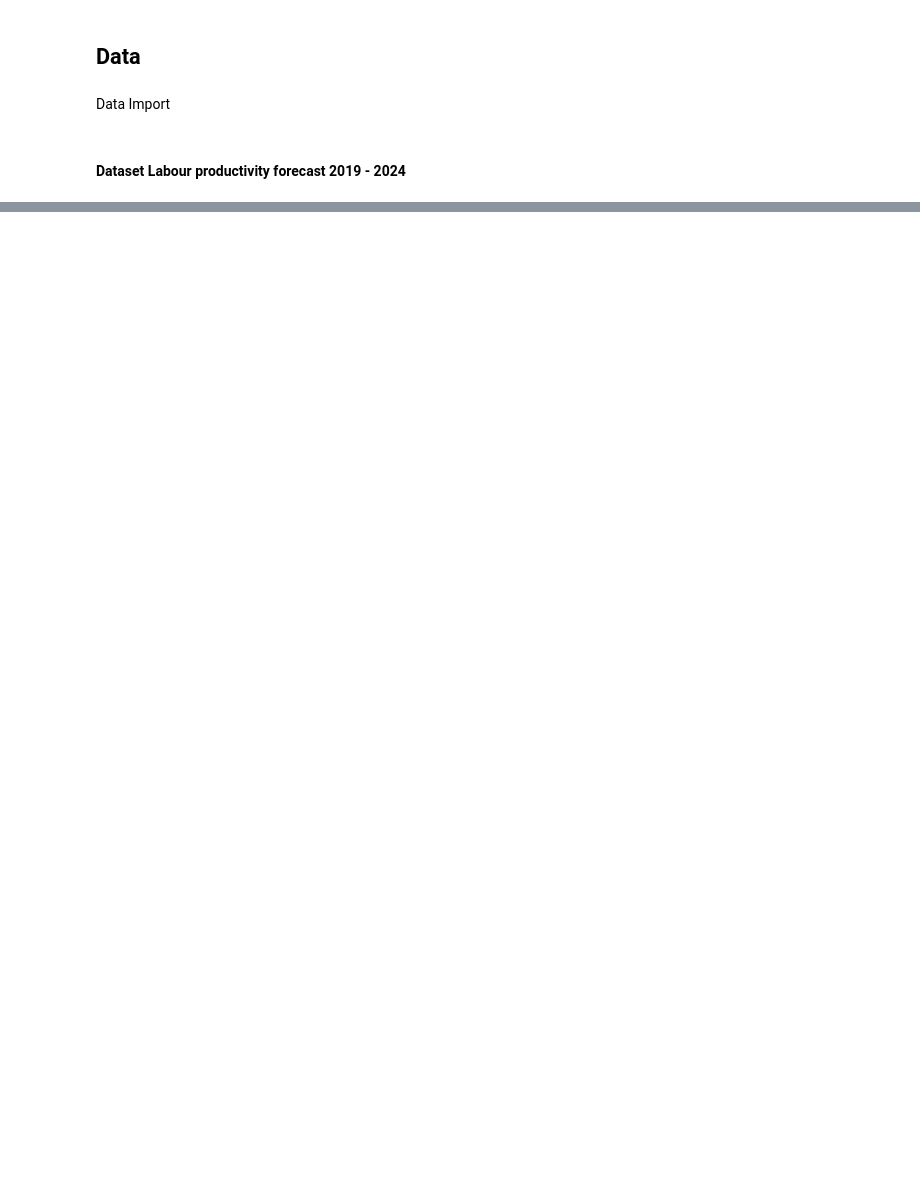
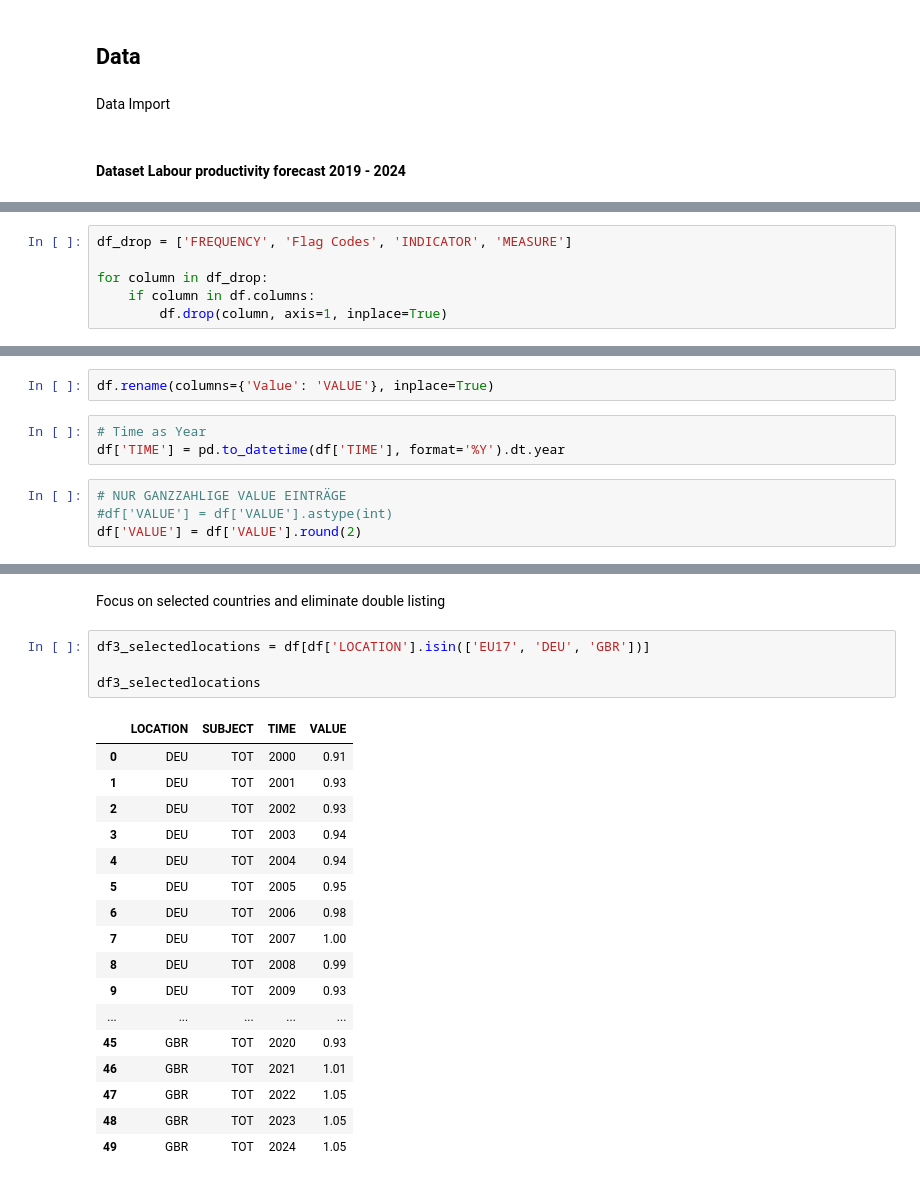
Before and after one commit to lfrch/dst-projekt, a Jupyter notebook: setup_productivityforecast.ipynb, the cells around one changed output, grey strips where cells are left out. Saved outputs shown, nothing was run; the diff lists cells and outputs as text; blank space fills up the shorter version.

```diff
--- a/setup_productivityforecast.ipynb
+++ b/setup_productivityforecast.ipynb
@@ -67,0 +64,6 @@ memory usage: 453.8+ KB
+# %%
+df_drop = ['FREQUENCY', 'Flag Codes', 'INDICATOR', 'MEASURE']
+
+for column in df_drop:
+    if column in df.columns:
+        df.drop(column, axis=1, inplace=True)
@@ -124,0 +91,9 @@ NameError: name 'df2' is not defined
+# %%
+df.rename(columns={'Value': 'VALUE'}, inplace=True)
+# %%
+# Time as Year
+df['TIME'] = pd.to_datetime(df['TIME'], format='%Y').dt.year
+# %%
+# NUR GANZZAHLIGE VALUE EINTRÄGE
+#df['VALUE'] = df['VALUE'].astype(int)
+df['VALUE'] = df['VALUE'].round(2)
@@ -124,0 +114,24 @@ NameError: name 'df2' is not defined
+# %% [markdown]
+Focus on selected countries and eliminate double listing
+# %%
+df3_selectedlocations = df[df['LOCATION'].isin(['EU17', 'DEU', 'GBR'])]
+
+df3_selectedlocations
+# %% [output]
+|  | LOCATION | SUBJECT | TIME | VALUE |
+| 0 | DEU | TOT | 2000 | 0.91 |
+| 1 | DEU | TOT | 2001 | 0.93 |
+| 2 | DEU | TOT | 2002 | 0.93 |
+| 3 | DEU | TOT | 2003 | 0.94 |
+| 4 | DEU | TOT | 2004 | 0.94 |
+| 5 | DEU | TOT | 2005 | 0.95 |
+| 6 | DEU | TOT | 2006 | 0.98 |
+| 7 | DEU | TOT | 2007 | 1.00 |
+| 8 | DEU | TOT | 2008 | 0.99 |
+| 9 | DEU | TOT | 2009 | 0.93 |
+| ... | ... | ... | ... | ... |
+| 45 | GBR | TOT | 2020 | 0.93 |
+| 46 | GBR | TOT | 2021 | 1.01 |
+| 47 | GBR | TOT | 2022 | 1.05 |
+| 48 | GBR | TOT | 2023 | 1.05 |
+| 49 | GBR | TOT | 2024 | 1.05 |
```
Also changed, not shown: parts of 25 cells of this notebook, 7 other files.
